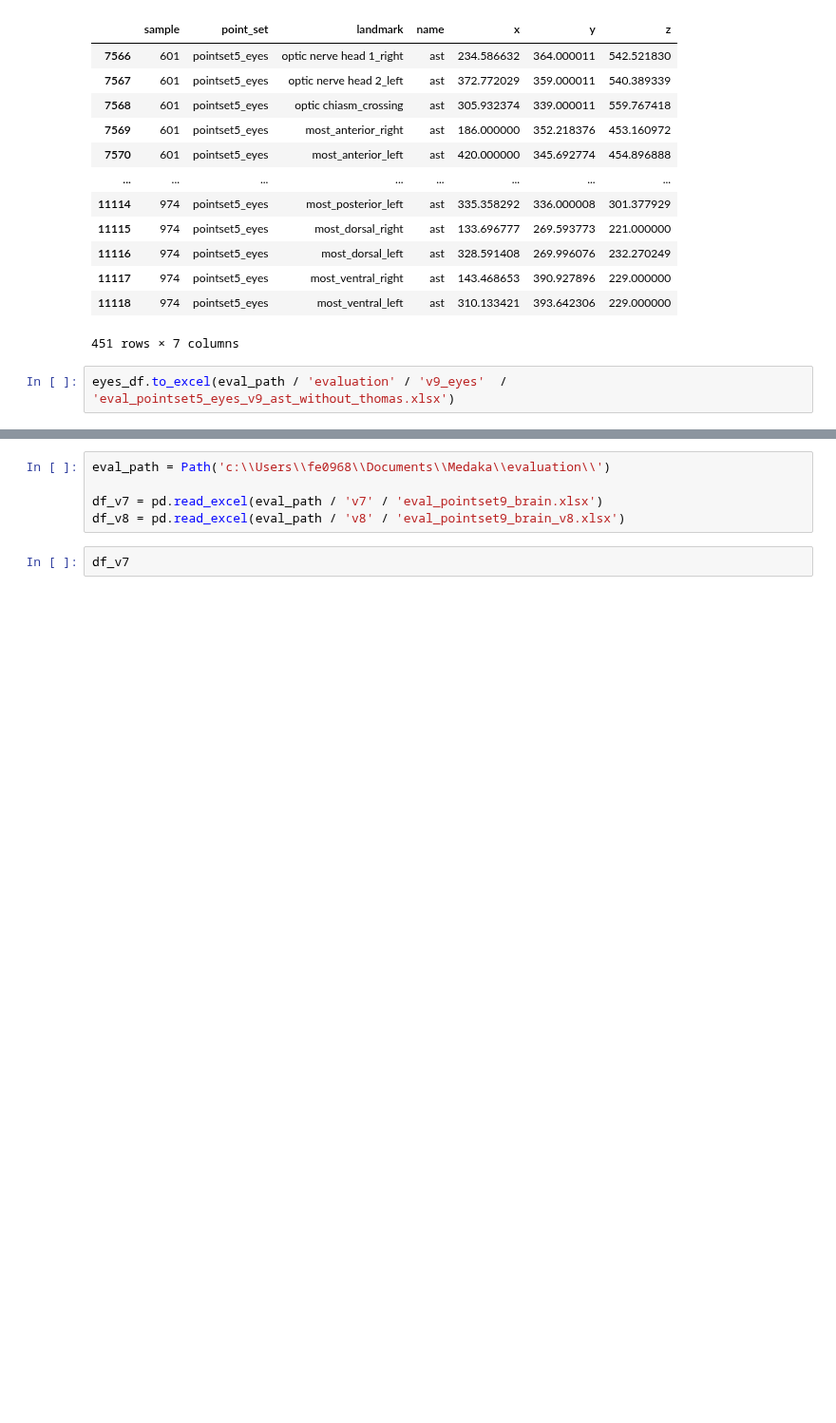
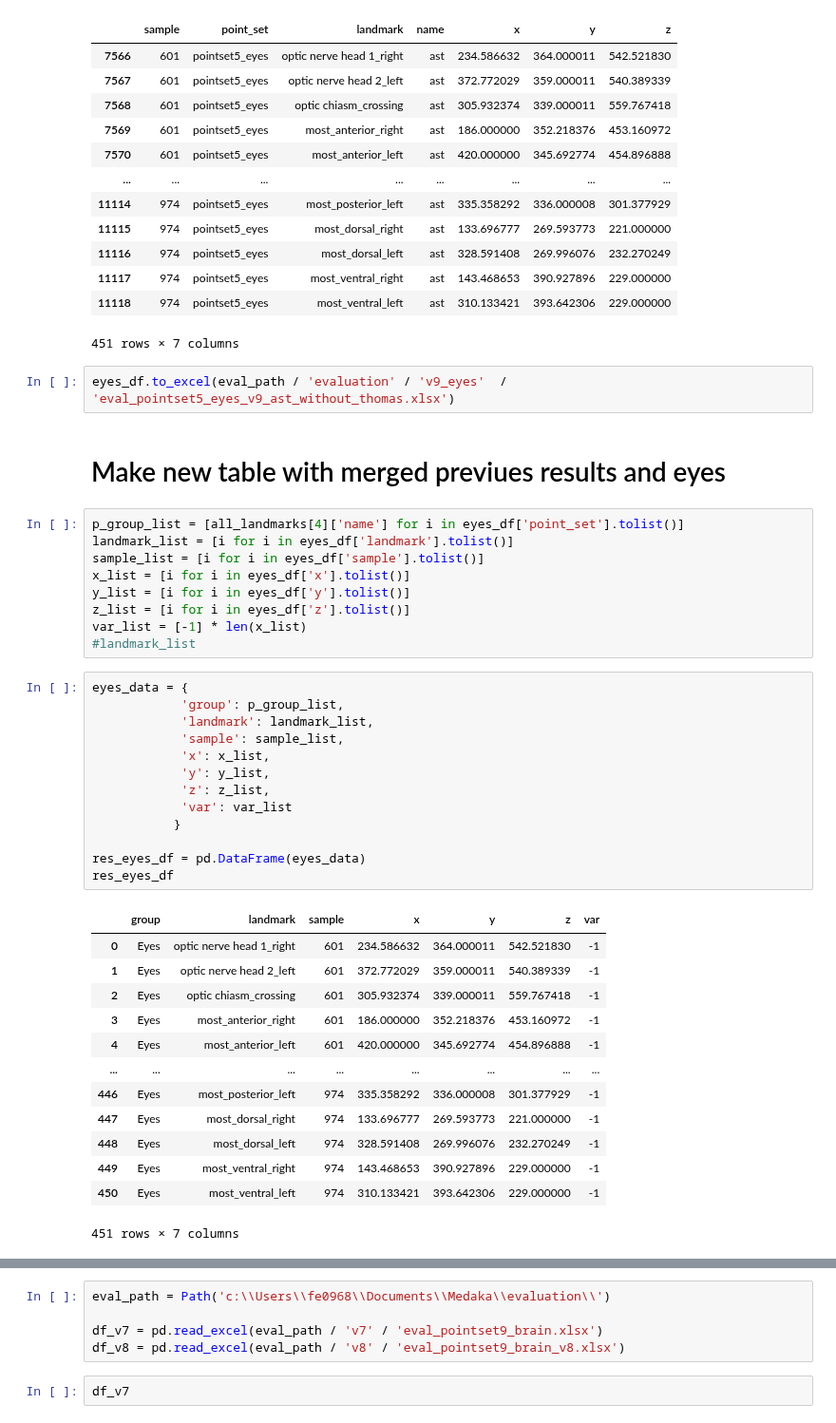
Before and after one commit to axruff/Medaka, a Jupyter notebook: LandmarkFilterEyesFromThomas.ipynb, the cells around one changed output, grey strips where cells are left out. Shown at 95% size. Saved outputs shown, nothing was run; the diff lists cells and outputs as text; blank space fills up the shorter version.

```diff
--- a/LandmarkFilterEyesFromThomas.ipynb
+++ b/LandmarkFilterEyesFromThomas.ipynb
@@ -78,3 +137,41 @@ eyes_df
 451 rows × 7 columns
 # %%
 eyes_df.to_excel(eval_path / 'evaluation' / 'v9_eyes'  / 'eval_pointset5_eyes_v9_ast_without_thomas.xlsx')
+# %% [markdown]
+# Make new table with merged previues results and eyes
+# %%
+p_group_list = [all_landmarks[4]['name'] for i in eyes_df['point_set'].tolist()]
+landmark_list = [i for i in eyes_df['landmark'].tolist()]
+sample_list = [i for i in eyes_df['sample'].tolist()]
+x_list = [i for i in eyes_df['x'].tolist()]
+y_list = [i for i in eyes_df['y'].tolist()]
+z_list = [i for i in eyes_df['z'].tolist()]
+var_list = [-1] * len(x_list)
+#landmark_list
+# %%
+eyes_data = {
+            'group': p_group_list,
+            'landmark': landmark_list,
+            'sample': sample_list,
+            'x': x_list,
+            'y': y_list,
+            'z': z_list,
+            'var': var_list
+           }
+
+res_eyes_df = pd.DataFrame(eyes_data)
+res_eyes_df
+# %% [output]
+|  | group | landmark | sample | x | y | z | var |
+| 0 | Eyes | optic nerve head 1_right | 601 | 234.586632 | 364.000011 | 542.521830 | -1 |
+| 1 | Eyes | optic nerve head 2_left | 601 | 372.772029 | 359.000011 | 540.389339 | -1 |
+| 2 | Eyes | optic chiasm_crossing | 601 | 305.932374 | 339.000011 | 559.767418 | -1 |
+| 3 | Eyes | most_anterior_right | 601 | 186.000000 | 352.218376 | 453.160972 | -1 |
+| 4 | Eyes | most_anterior_left | 601 | 420.000000 | 345.692774 | 454.896888 | -1 |
+| ... | ... | ... | ... | ... | ... | ... | ... |
+| 446 | Eyes | most_posterior_left | 974 | 335.358292 | 336.000008 | 301.377929 | -1 |
+| 447 | Eyes | most_dorsal_right | 974 | 133.696777 | 269.593773 | 221.000000 | -1 |
+| 448 | Eyes | most_dorsal_left | 974 | 328.591408 | 269.996076 | 232.270249 | -1 |
+| 449 | Eyes | most_ventral_right | 974 | 143.468653 | 390.927896 | 229.000000 | -1 |
+| 450 | Eyes | most_ventral_left | 974 | 310.133421 | 393.642306 | 229.000000 | -1 |
+451 rows × 7 columns
```
Also changed, not shown: parts of 18 cells of this notebook, 4 other files.
